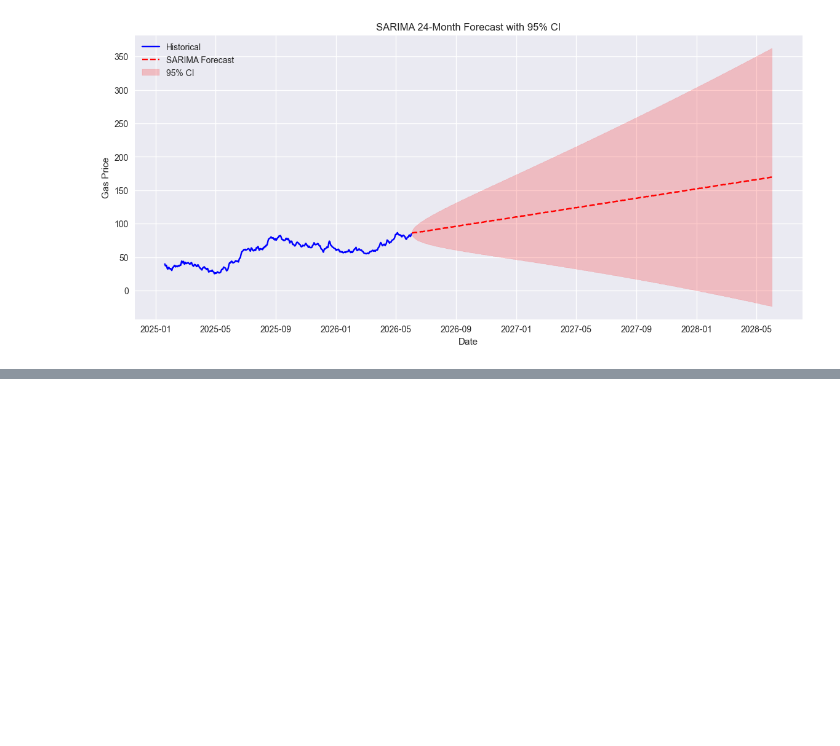
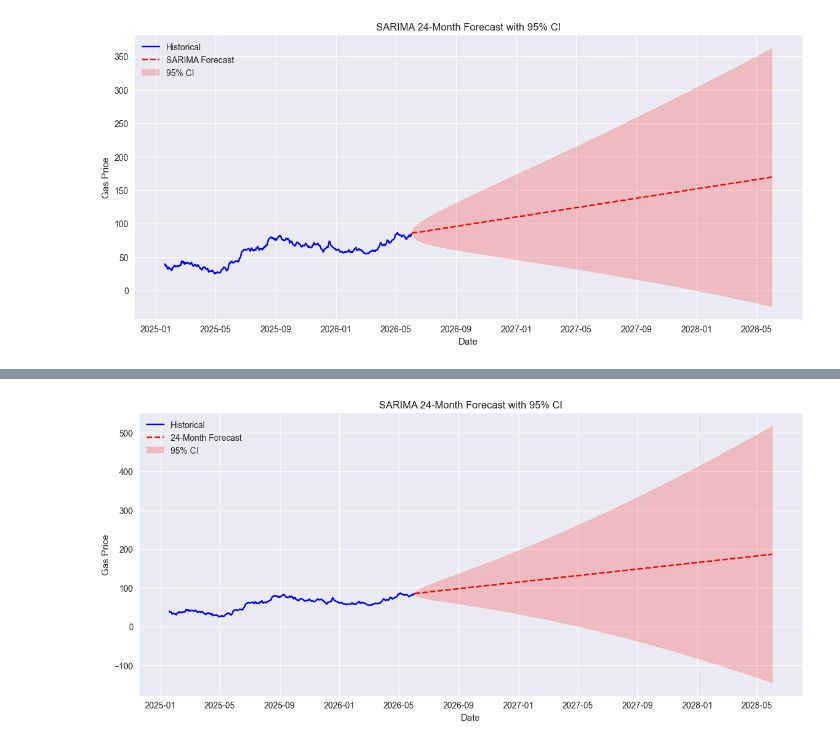
Before and after one commit to Revanth214214/gas_prices_forecasting, a Jupyter notebook: notebooks/04_sarimax.ipynb, the cells around one changed output, grey strips where cells are left out. Cells and saved outputs as stored; diff of their text form; code cells hidden in the pictures; blank space fills up the shorter version.

```diff
--- a/notebooks/04_sarimax.ipynb
+++ b/notebooks/04_sarimax.ipynb
@@ -261,0 +385,40 @@ plot_sarima_future(df, sarima_future_forecast)
+# %%
+#fit on full data
+sarima_full = SARIMAX(
+    df["daily price"],
+    order=best_order,
+    seasonal_order=best_seasonal,
+    enforce_stationarity=False,
+    enforce_invertibility=False
+).fit(disp=False)
+# %%
+sarima_future = sarima_full.get_forecast(steps=730)
+sarima_future_mean = sarima_future.predicted_mean
+sarima_future_ci = sarima_future.conf_int()
+# %%
+#24 month forecast
+plt.figure(figsize=(14,6))
+
+plt.plot(df.index, df["daily price"], label="Historical", color="blue")
+
+future_index = pd.date_range(start=df.index[-1] + pd.Timedelta(days=1), periods=730, freq="D")
+
+plt.plot(future_index, sarima_future_mean, label="24-Month Forecast", color="red", linestyle="--")
+
+plt.fill_between(
+    future_index,
+    sarima_future_ci.iloc[:,0],
+    sarima_future_ci.iloc[:,1],
+    color="red",
+    alpha=0.2,
+    label="95% CI"
+)
+
+plt.title("SARIMA 24-Month Forecast with 95% CI")
+plt.xlabel("Date")
+plt.ylabel("Gas Price")
+plt.legend()
+plt.grid(True)
+plt.show()
+# %% [output]
+[figure, added]
```
Also changed, not shown: parts of 10 cells of this notebook, 3 other files.
